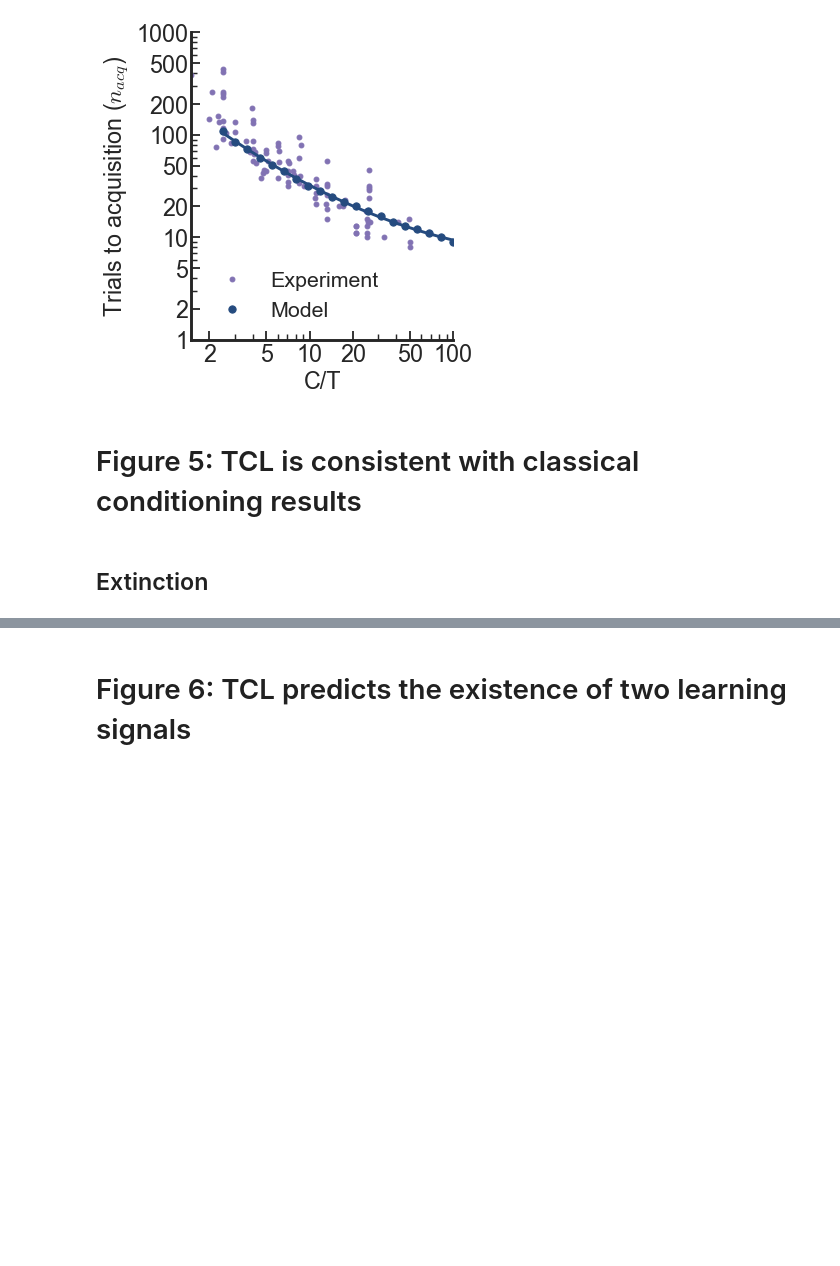
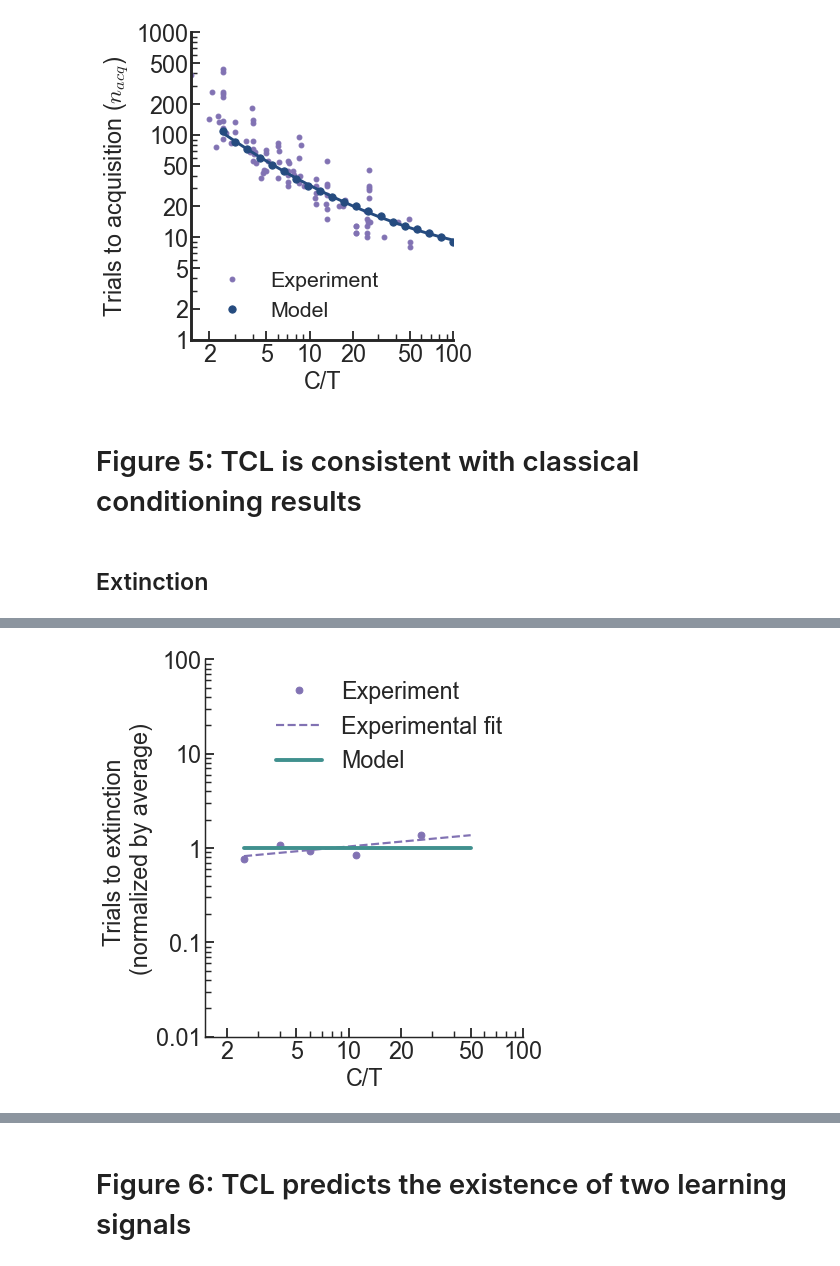
Before and after one commit to noe-hamou/Reconciling_Time_RPE, a Jupyter notebook: notebook_plots.ipynb, the cells around one changed output, grey strips where cells are left out. Drawn from its saved outputs; the diff is of its cells as text; code cells hidden in the pictures; blank space fills up the shorter version.

```diff
--- a/notebook_plots.ipynb
+++ b/notebook_plots.ipynb
@@ -570,7 +576,7 @@ plt.tight_layout()
 # %% [markdown]
 ## Time-scale invariance of responses profiles in experiments (figure 1d)
 # %%
-data_path = "../data/Church_1998.pkl"
+data_path = "./data/Church_1998.pkl"
 responses = np.load(data_path,allow_pickle=True)
 
 fig, ax = plt.subplots(2, 1, figsize=(6, 8))
@@ -916,8 +922,6 @@ for i in range(np.size(ratios)):
     parameters_distribution[0]['reward_information'][0]=(ratios[i])*parameters_distribution[1]['cues_information'][0][0]
     parameters_distribution[1]['reward_information'][0]=(ratios[i])*parameters_distribution[1]['cues_information'][0][0]
 
-    t_max=int(parameters_distribution[1]["reward_information"][0]+1)
-
     # Generating events
     event_sequence = generate_events(parameters_distribution)
 
@@ -1051,0 +1084,11 @@ plt.savefig(folder_path_save+"tcl_experiment_model_extinction.svg")
+# %%
+# Load the dataset
+data_path = "./data/Gibbon_1977.csv"
+df = pd.read_csv(data_path, decimal=',', delimiter=';')
+
+# Process the extinction counts (N)
+N_extinction = df["N"].dropna().to_numpy()
+
+# Process the inter-trial intervals (I) and scale appropriately
+I = df["I"].dropna().to_numpy() + 10
+IT = I / 10
@@ -1051,0 +1144,67 @@ plt.savefig(folder_path_save+"tcl_experiment_model_extinction.svg")
+# %%
+# Create the figure and axis
+fig, ax = plt.subplots(figsize=(7, 7))
+
+# Normalize extinction data
+N_extinction_norm = N_extinction / np.mean(N_extinction)
+extinctions_norm = extinctions / np.mean(extinctions)
+
+# Plot experimental data
+ax.loglog(
+    IT,
+    N_extinction_norm,
+    marker='.',
+    linestyle='',
+    label='Experiment',
+    color=sns.color_palette("deep")[4],
+    markersize=14
+)
+
+# Perform and plot experimental fit (log-log regression)
+[x_vals, y_pred_vals, y_upper, y_lower, slope, r_value, p_value] = log_regression(IT, N_extinction_norm, 2.5, 50)
+ax.plot(
+    x_vals,
+    y_pred_vals,
+    color=sns.color_palette("deep")[4],
+    linestyle='--',
+    alpha=1,
+    label='Experimental fit'
+)
+
+# Plot model data
+ax.loglog(
+    ratios,
+    extinctions_norm,
+    marker='',
+    linestyle='-',
+    label='Model',
+    color=sns.color_palette("crest")[2],
+    linewidth=4
+)
+
+# Axis labels
+ax.set_xlabel('C/T', fontsize=24)
+ax.set_ylabel('Trials to extinction \n(normalized by average)', fontsize=24)
+
+# Axis limits
+ax.set_xlim([1.5, 100])
+ax.set_ylim([0.01, 100])
+
+# Set axis ticks and labels
+ax.set_xticks([2, 5, 10, 20, 50, 100])
+ax.set_xticklabels([2, 5, 10, 20, 50, 100], fontsize=24)
+
+ax.set_yticks([0.01, 0.1, 1, 10, 100])
+ax.set_yticklabels([0.01, 0.1, 1, 10, 100], fontsize=24)
+
+# Remove top and right spines
+ax.spines[['right', 'top']].set_visible(False)
+
+# Add legend
+plt.legend(loc='best', frameon=False, fontsize=24)
+
+# Tight layout for clean spacing
+plt.tight_layout()
+plt.savefig(figure_path+'figure5b.svg')
+# %% [output]
+[figure, added]
```
Also changed, not shown: parts of 32 cells of this notebook, 7 other files.
